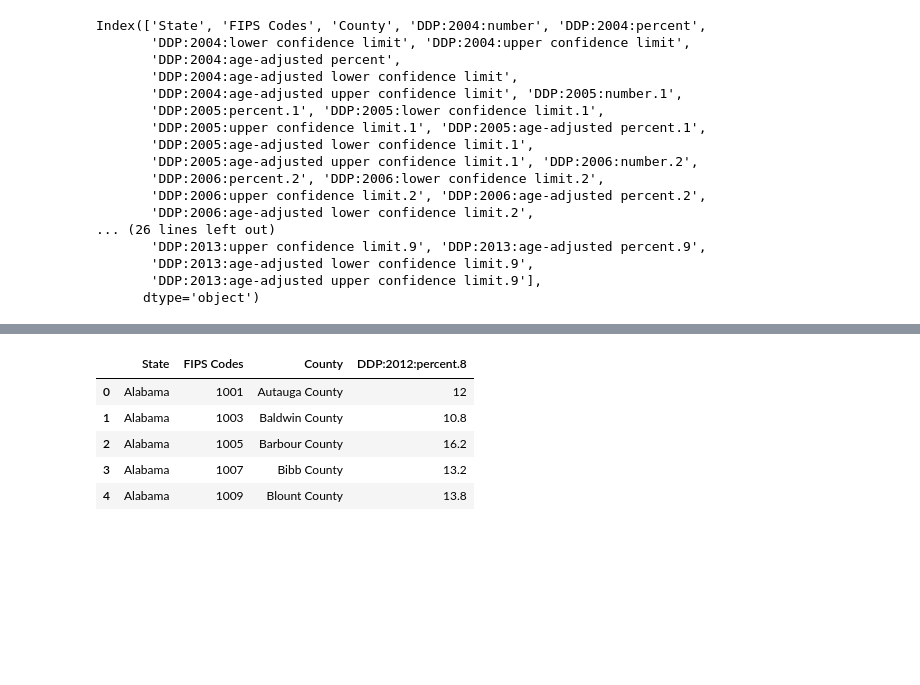
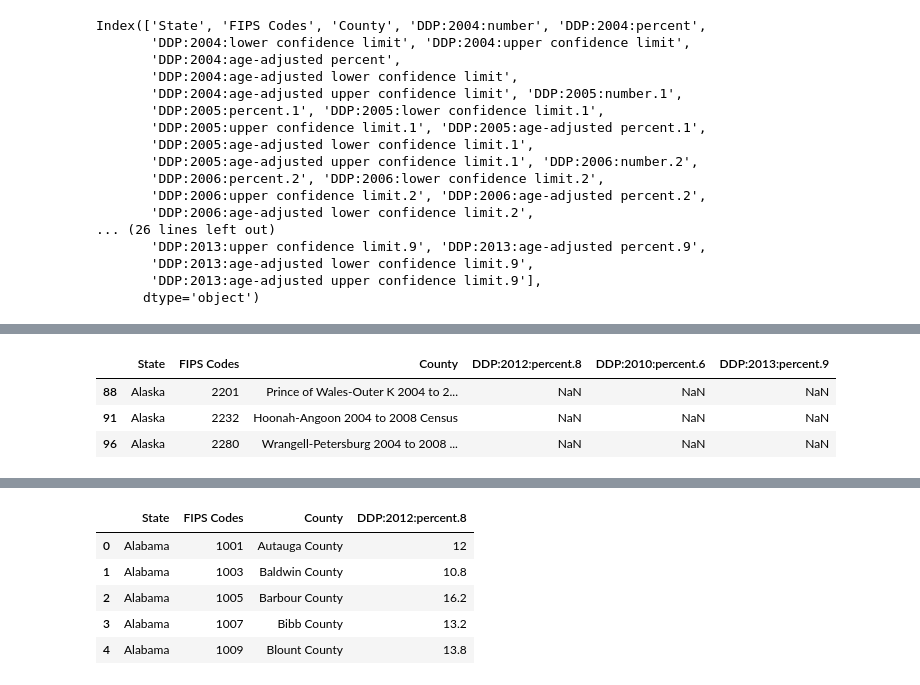
Before and after one commit to lbordz/diabetes-rates-prediction, a Jupyter notebook: data_cleaning/A-Obtaining_Data-1-Diabetes_data.ipynb, the cells around one changed output, grey strips where cells are left out. Drawn from its saved outputs; the diff is of its cells as text; code cells hidden in the pictures; blank space fills up the shorter version.

```diff
--- a/data_cleaning/A-Obtaining_Data-1-Diabetes_data.ipynb
+++ b/data_cleaning/A-Obtaining_Data-1-Diabetes_data.ipynb
@@ -130,0 +207,7 @@ Index(['State', 'FIPS Codes', 'County', 'DDP:2004:number', 'DDP:2004:percent',
+# %%
+second_pass[second_pass.isnull().sum(axis = 1) > 0]
+# %% [output]
+|  | State | FIPS Codes | County | DDP:2012:percent.8 | DDP:2010:percent.6 | DDP:2013:percent.9 |
+| 88 | Alaska | 2201 | Prince of Wales-Outer K 2004 to 2... | NaN | NaN | NaN |
+| 91 | Alaska | 2232 | Hoonah-Angoon 2004 to 2008 Census | NaN | NaN | NaN |
+| 96 | Alaska | 2280 | Wrangell-Petersburg 2004 to 2008 ... | NaN | NaN | NaN |
```
Also changed, not shown: parts of 18 cells of this notebook, 4 other files.
